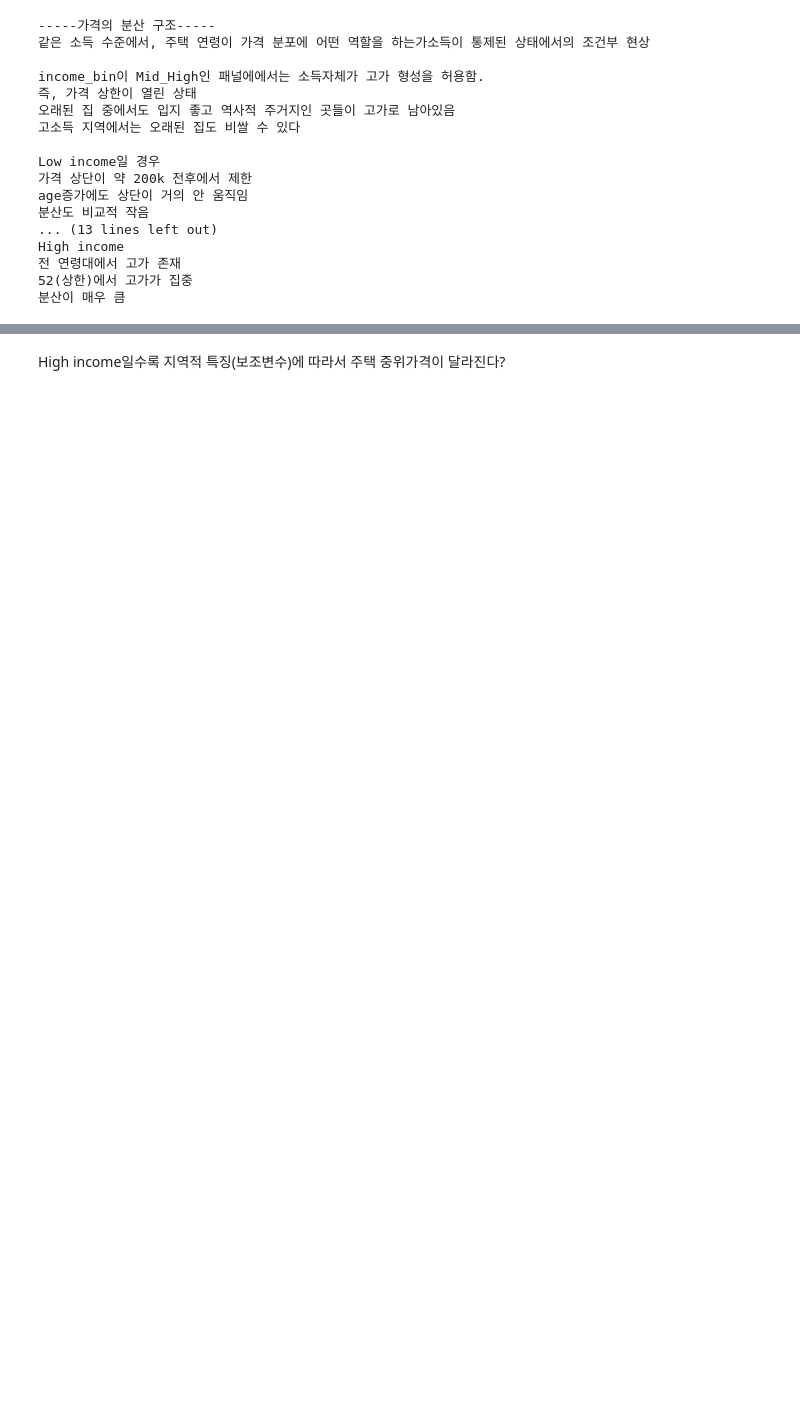
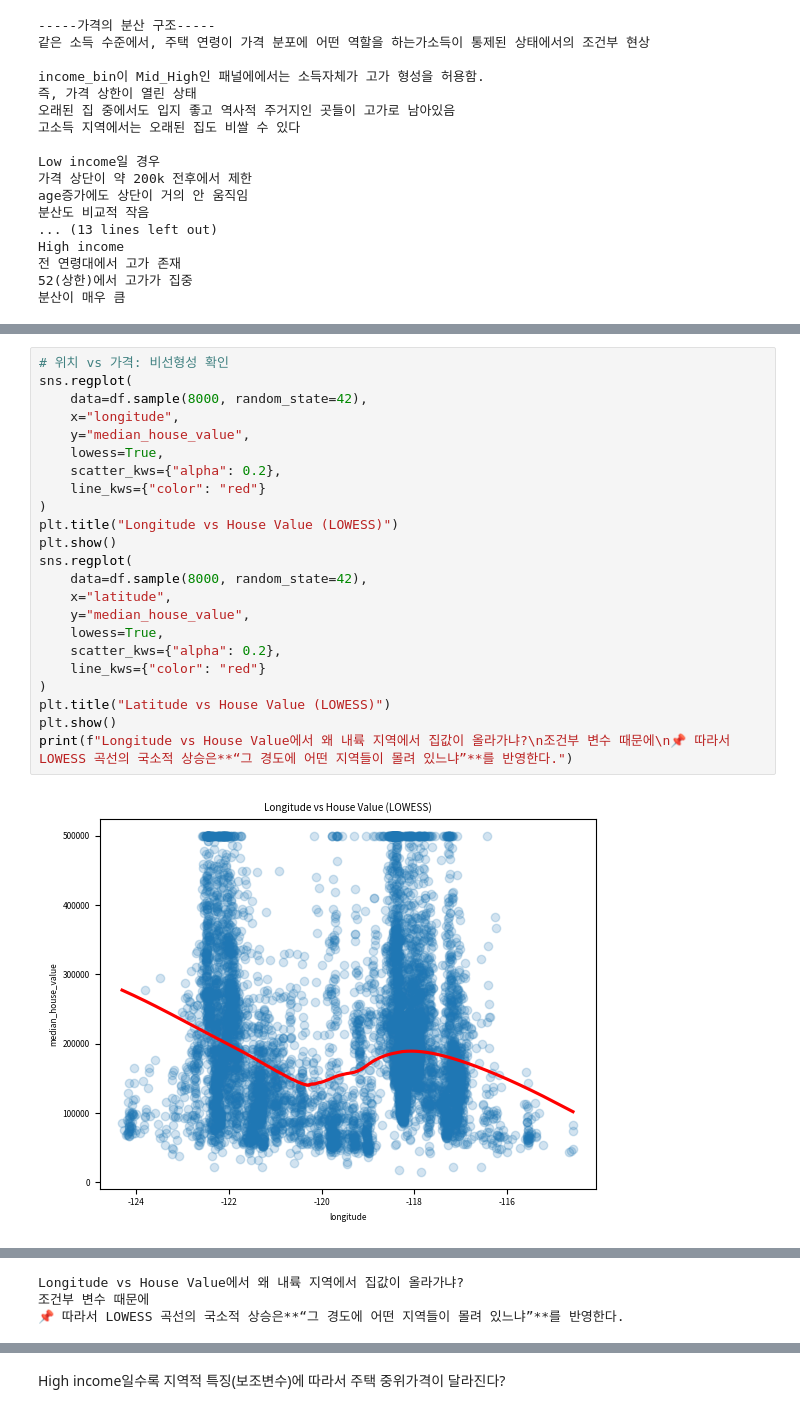
Before and after one commit to GYULLTANGURRI/main, a Jupyter notebook: 12월/데이터분석 캡스톤/데이터분석 캡스톤05/데이터분석 캡스톤05.ipynb, the cells around one changed output, grey strips where cells are left out. Drawn from its saved outputs; the diff is of its cells as text; blank space fills up the shorter version.

```diff
--- a/12월/데이터분석 캡스톤/데이터분석 캡스톤05/데이터분석 캡스톤05.ipynb
+++ b/12월/데이터분석 캡스톤/데이터분석 캡스톤05/데이터분석 캡스톤05.ipynb
@@ -505,0 +733,25 @@ High income
+# %%
+# 위치 vs 가격: 비선형성 확인
+sns.regplot(
+    data=df.sample(8000, random_state=42),
+    x="longitude",
+    y="median_house_value",
+    lowess=True,
+    scatter_kws={"alpha": 0.2},
+    line_kws={"color": "red"}
+)
+plt.title("Longitude vs House Value (LOWESS)")
+plt.show()
+sns.regplot(
+    data=df.sample(8000, random_state=42),
+    x="latitude",
+    y="median_house_value",
+    lowess=True,
+    scatter_kws={"alpha": 0.2},
+    line_kws={"color": "red"}
+)
+plt.title("Latitude vs House Value (LOWESS)")
+plt.show()
+print(f"Longitude vs House Value에서 왜 내륙 지역에서 집값이 올라가냐?\n조건부 변수 때문에\n📌 따라서 LOWESS 곡선의 국소적 상승은**“그 경도에 어떤 지역들이 몰려 있느냐”**를 반영한다.")
+# %% [output]
+[figure, added]
@@ -505,0 +759,3 @@ High income
+Longitude vs House Value에서 왜 내륙 지역에서 집값이 올라가냐?
+조건부 변수 때문에
+📌 따라서 LOWESS 곡선의 국소적 상승은**“그 경도에 어떤 지역들이 몰려 있느냐”**를 반영한다.
```
Also changed, not shown: parts of 39 cells of this notebook, 5 other files.
